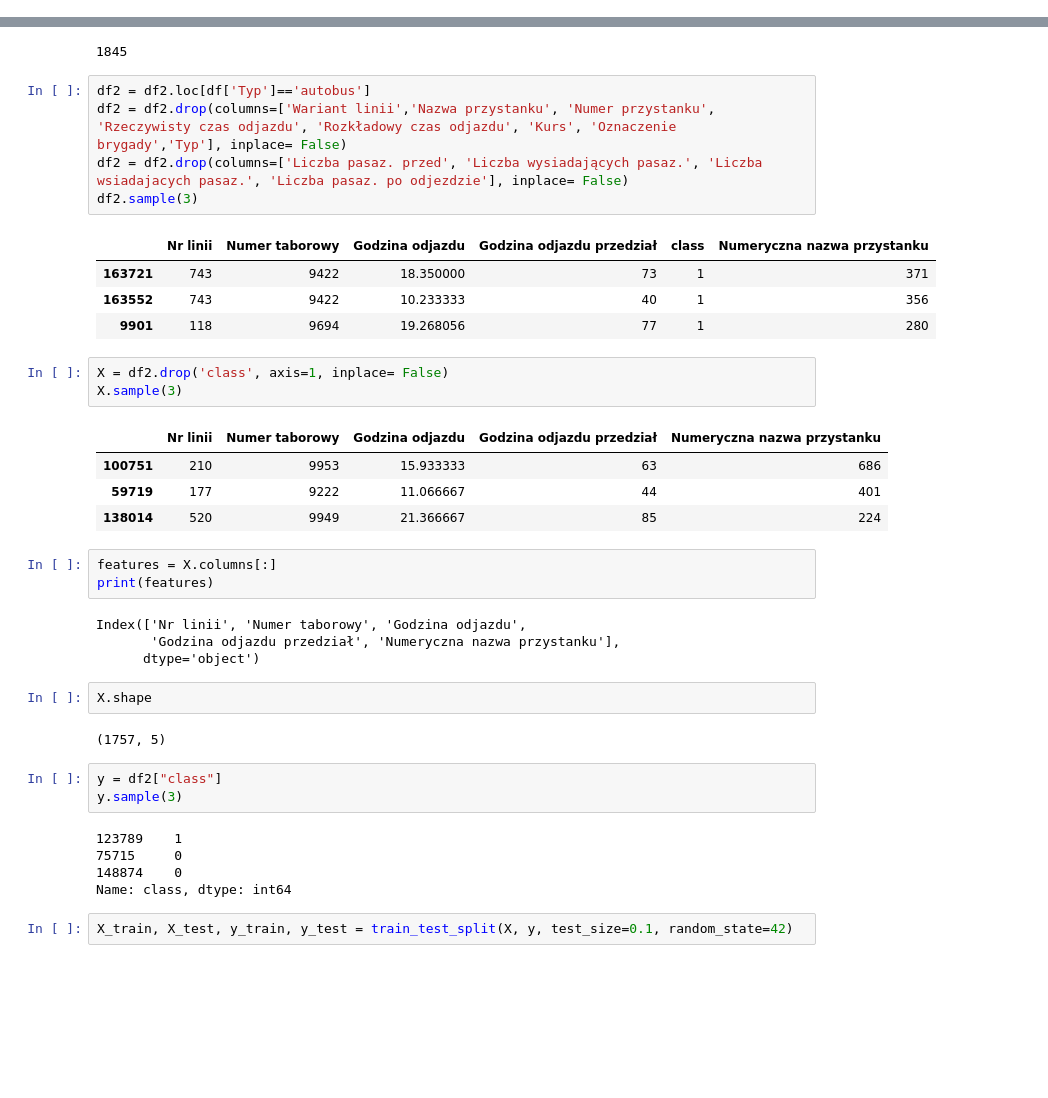
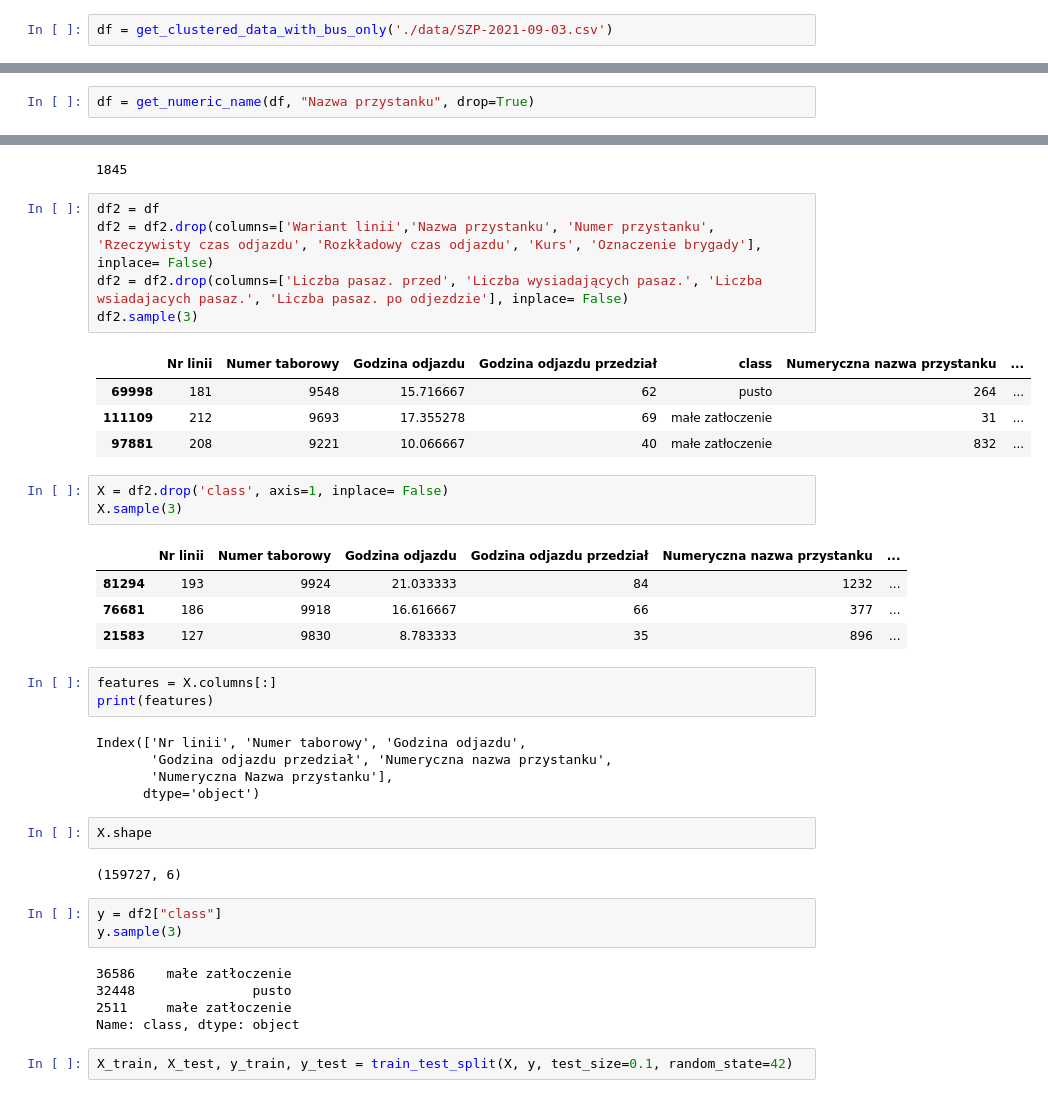
Before and after one commit to Walczi123/Projekt_Przetwarzanie_Danych, a Jupyter notebook: classification.ipynb, the cells around one changed output, grey strips where cells are left out. Drawn from its saved outputs; the diff is of its cells as text; blank space fills up the shorter version.

```diff
--- a/classification.ipynb
+++ b/classification.ipynb
@@ -211,0 +19,2 @@ df.sample(3)
+# %%
+df = get_clustered_data_with_bus_only('./data/SZP-2021-09-03.csv')
@@ -211,0 +23,2 @@ df.sample(3)
+# %%
+df = get_numeric_name(df, "Nazwa przystanku", drop=True)
@@ -245,42 +123,43 @@ len(df2)
 # %% [output]
 1845
 # %%
-df2 = df2.loc[df['Typ']=='autobus']
-df2 = df2.drop(columns=['Wariant linii','Nazwa przystanku', 'Numer przystanku', 'Rzeczywisty czas odjazdu', 'Rozkładowy czas odjazdu', 'Kurs', 'Oznaczenie brygady','Typ'], inplace= False)
+df2 = df
+df2 = df2.drop(columns=['Wariant linii','Nazwa przystanku', 'Numer przystanku', 'Rzeczywisty czas odjazdu', 'Rozkładowy czas odjazdu', 'Kurs', 'Oznaczenie brygady'], inplace= False)
 df2 = df2.drop(columns=['Liczba pasaz. przed', 'Liczba wysiadających pasaz.', 'Liczba wsiadajacych pasaz.', 'Liczba pasaz. po odjezdzie'], inplace= False)
 df2.sample(3)
 # %% [output]
-|  | Nr linii | Numer taborowy | Godzina odjazdu | Godzina odjazdu przedział | class | Numeryczna nazwa przystanku |
-| 163721 | 743 | 9422 | 18.350000 | 73 | 1 | 371 |
-| 163552 | 743 | 9422 | 10.233333 | 40 | 1 | 356 |
-| 9901 | 118 | 9694 | 19.268056 | 77 | 1 | 280 |
+|  | Nr linii | Numer taborowy | Godzina odjazdu | Godzina odjazdu przedział | class | Numeryczna nazwa przystanku | ... |
+| 69998 | 181 | 9548 | 15.716667 | 62 | pusto | 264 | ... |
+| 111109 | 212 | 9693 | 17.355278 | 69 | małe zatłoczenie | 31 | ... |
+| 97881 | 208 | 9221 | 10.066667 | 40 | małe zatłoczenie | 832 | ... |
 # %%
 X = df2.drop('class', axis=1, inplace= False)
 X.sample(3)
 # %% [output]
-|  | Nr linii | Numer taborowy | Godzina odjazdu | Godzina odjazdu przedział | Numeryczna nazwa przystanku |
-| 100751 | 210 | 9953 | 15.933333 | 63 | 686 |
-| 59719 | 177 | 9222 | 11.066667 | 44 | 401 |
-| 138014 | 520 | 9949 | 21.366667 | 85 | 224 |
+|  | Nr linii | Numer taborowy | Godzina odjazdu | Godzina odjazdu przedział | Numeryczna nazwa przystanku | ... |
+| 81294 | 193 | 9924 | 21.033333 | 84 | 1232 | ... |
+| 76681 | 186 | 9918 | 16.616667 | 66 | 377 | ... |
+| 21583 | 127 | 9830 | 8.783333 | 35 | 896 | ... |
 # %%
 features = X.columns[:]
 print(features)
 # %% [output]
 Index(['Nr linii', 'Numer taborowy', 'Godzina odjazdu',
-       'Godzina odjazdu przedział', 'Numeryczna nazwa przystanku'],
+       'Godzina odjazdu przedział', 'Numeryczna nazwa przystanku',
+       'Numeryczna Nazwa przystanku'],
       dtype='object')
 # %%
 X.shape
 # %% [output]
-(1757, 5)
+(159727, 6)
 # %%
 y = df2["class"]
 y.sample(3)
 # %% [output]
-123789    1
-75715     0
-148874    0
-Name: class, dtype: int64
+36586    małe zatłoczenie
+32448               pusto
+2511     małe zatłoczenie
+Name: class, dtype: object
 # %%
 X_train, X_test, y_train, y_test = train_test_split(X, y, test_size=0.1, random_state=42)
 # %% [markdown]
```
Also changed, not shown: parts of 40 cells of this notebook, 2 other files.
